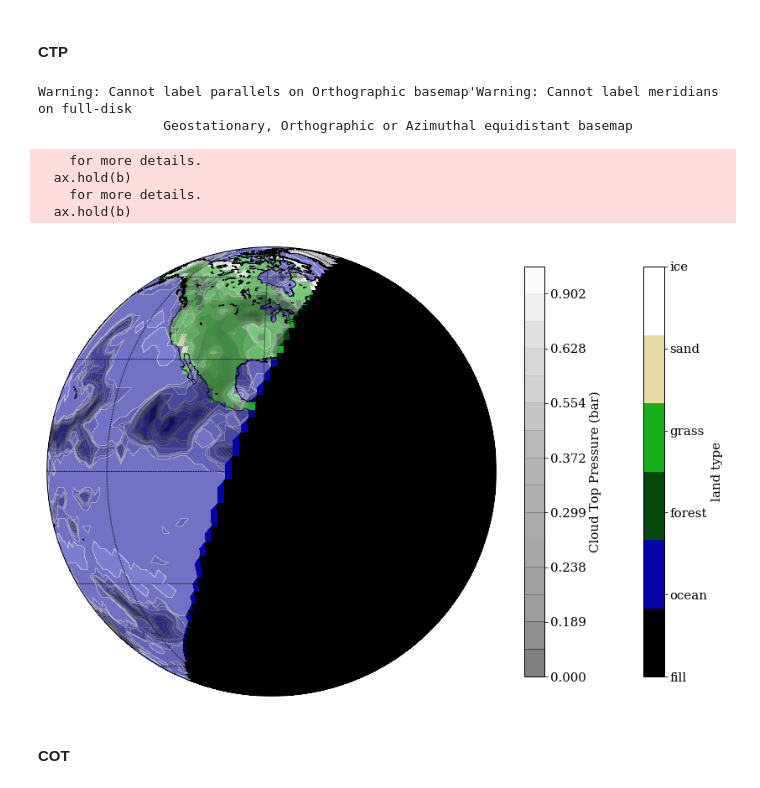
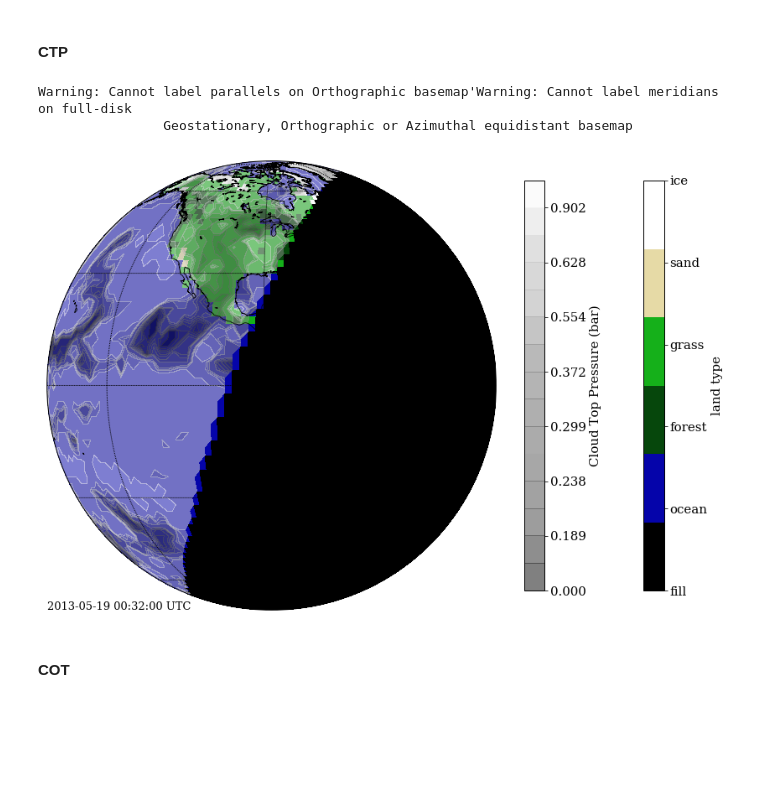
Before and after one commit to nicktasker/Earthshine-Modeling, a Jupyter notebook: DifferentTimes.ipynb, the cells around one changed output. Cells and saved outputs as stored; diff of their text form; code cells hidden in the pictures; blank space fills up the shorter version.

```diff
--- a/DifferentTimes.ipynb
+++ b/DifferentTimes.ipynb
@@ -64,6 +66,18 @@ print int(d2_ts-d1_ts) / 60
 This gives me a way to determine the center and edges of visible disk from the time in UT alone, so I will make a function which does just this. This will then be implemented in functions similar to cot_ctp and landcover. I might merge these together, by having the inputs be dictionaries which specify the land, snow, and atmosphere SDS's and files
 # %%
 def delta_deg(dt):
+
+    '''
+    Finds the center of view, western edge, and eastern edge of the disk of Earth as viewed from
+    the moon at a particular time. This is achieved using the change in time from 21:20 UT on
+    5/18/2013.
+
+    INPUTS: dt - float or int, change in time from 21:20 UT on 5/18/2013.
+
+    OUTPUTS: center (float) - central longitude value for use in Basemap plotting
+             west_edge (np.array) - 2D array of lat/lon values west of the western edge of Earth disk
+             east_edge (np.array) - 2D array of lat/lon values east of the eastern edge of Earth disk
+    '''
 
     lon0 = -39.8333   # center of disk at 21:20
 
@@ -123,6 +137,18 @@ delta_deg(161)    # 0001
   179])
 # %%
 def timediffs(date):
+
+    '''
+    Finds the center of view, western edge, and eastern edge of the disk of Earth as viewed from
+    the moon at a particular time. This is achieved using the change in time from 21:20 UT on
+    5/18/2013.
+
+    INPUTS: date - datetime object (datetime(year,month,day,hour,min,sec))
+
+    OUTPUTS: center (float) - central longitude value for use in Basemap plotting
+             west_edge (np.array) - 2D array of lat/lon values west of the western edge of Earth disk
+             east_edge (np.array) - 2D array of lat/lon values east of the eastern edge of Earth disk
+    '''
 
     date0 = datetime(2013,5,18,21,20,0)    # 21:20
     lon0 = -39.8333                        # center of disk at 21:20
@@ -274,5 +300,3 @@ def date_reduce_land(landfile, snowfile, landsds_name, snowsds_name, date, in_re
             landcover[i][j] = np.nan    # this changes values of unseen parts of earth to NaN
 
     return np.array(landcover), center
-# %%
-land, center = date_reduce_land(landfile, snowfile, landsds_name, snowsds_name, dat_0032)   # create land array
@@ -383,46 +404,37 @@ m = Basemap(projection='ortho', resolution='l', lat_0=0, lon_0 = center)
 m.drawcoastlines(linewidth=0.8)
 m.drawparallels(np.arange(-90., 120., 30.), labels=[1, 0, 0, 0])
 m.drawmeridians(np.arange(-180., 181., 45.), labels=[0, 0, 0, 1])
 
 lat = np.arange(-90,89,2)
 lon = np.arange(-180,180,2)
 
 x, y = m(*np.meshgrid(lon, lat))
 
 ax1 = m.pcolor(x, y, land[::-1], cmap=plt.cm.get_cmap(my_cmap,6))
 
 plt.clim(0,5)
 
 cbar = plt.colorbar(ax1, label='land type', orientation='vertical', ticks=range(6), shrink = 0.6)
 cbar.outline.set_edgecolor('xkcd:black')
 cbar.outline.set_linewidth(1)
 cbar.ax.set_yticklabels(['fill', 'ocean', 'forest', 'grass', 'sand', 'ice'], {'fontsize':15})
 cbar.outline.set_label({'fontsize':15})
 
 ax2 = m.contourf(x, y, ctp[::-1], levels = ctp_bins, alpha = 0.5, cmap='Greys_r')
 
 contour_bar = plt.colorbar(ax2, label = 'Cloud Top Pressure (bar)', orientation='vertical', shrink = 0.6)
 contour_bar.outline.set_edgecolor('xkcd:black')
 contour_bar.outline.set_linewidth(1)
-#cax = contour_bar.ax
-#contour_bar.ax.set_yticklabels(ctpbins, {'fontsize':15})
 
-'''
-cb_ax = contour_bar.ax
-ax.text(1.3,0.5,r'$\tau$',rotation=90)
-'''
-#plt.title('2x2 Degree Land Cover of Earth as Seen from the Moon w/ Cloud Top Pressure - 5/18/13 21:20 UTC', {'fontsize':15})
+plt.text(0,0,'{} UTC'.format(dat_0032), {'fontsize':13})
 
-#plt.savefig('landcover_ctp.pdf')
+#plt.title('{} UTC'.format(dat_0032), {'fontsize':15})
+
 plt.show()
 # %% [output]
 Warning: Cannot label parallels on Orthographic basemap'Warning: Cannot label meridians on full-disk
                 Geostationary, Orthographic or Azimuthal equidistant basemap
-    for more details.
-  ax.hold(b)
-    for more details.
-  ax.hold(b)
-[figure, old version]
+[figure, new version]
 # %% [markdown]
 #### COT
 # %%
```
Also changed, not shown: parts of 3 cells of this notebook, 2 other files.
